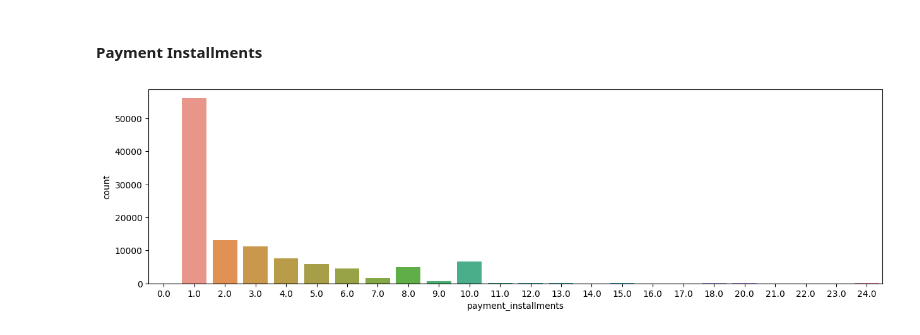
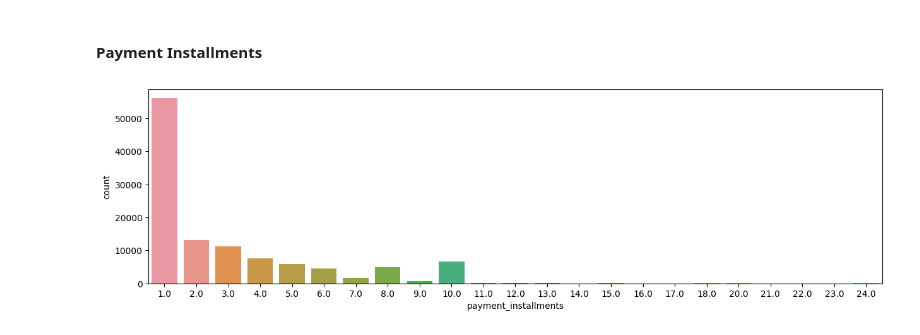
Before and after one commit to aridiawan/ecommerce-analysis, a Jupyter notebook: notebooks/1.0.2-data-preparation.ipynb, the cells around one changed output. Cells and saved outputs as stored; diff of their text form; code cells hidden in the pictures.

Commit message:
add master_data.csv

```diff
--- a/notebooks/1.0.2-data-preparation.ipynb
+++ b/notebooks/1.0.2-data-preparation.ipynb
@@ -77,3 +77,6 @@ number of rows: 112650
 | 4 | shipping_limit_date | datetime64[ns] | 93318 | 0 | 0.0 | 2016-09-19 00:15:34 | 2020-04-09 22:35:08 |
 | 5 | price | float64 | 5968 | 0 | 0.0 | 0.85 | 6735.0 |
 | 6 | freight_value | float64 | 6999 | 0 | 0.0 | 0.0 | 409.68 |
+# %%
+order_items.sort_values(by=["order_id", "order_item_id"], inplace=True, ignore_index=True)
+order_items
@@ -413,4 +426,5 @@ master_data.shape
 # master_data = master_data.merge(sellers, on="seller_id", how="left")
 # master_data.shape
 # %%
-master_data.sort_values(by="order_purchase_timestamp", inplace=True)
+master_data.sort_values(by=["order_purchase_timestamp", "order_id", "order_item_id", "payment_sequential"], inplace=True, ignore_index=True)
+master_data.head(20)
@@ -506 +543,4 @@ master_data[master_data["customer_zip_code_prefix"].isin(zip_code_missing)]
 317 rows × 25 columns
+# %%
+clean_data = master_data.dropna(ignore_index=True)
+skim(clean_data)
@@ -506,0 +611,3 @@ master_data[master_data["customer_zip_code_prefix"].isin(zip_code_missing)]
+# %%
+clean_data["payment_installments"].replace(0, 1, inplace=True)
+clean_data[clean_data["payment_installments"]==0]
@@ -683,6 +785,6 @@ sns.countplot(data=df_notna, x="payment_sequential");
 #### **Payment Installments**
 # %%
 plt.figure(figsize=(15,4))
-sns.countplot(data=df_notna, x="payment_installments");
+sns.countplot(data=clean_data, x="payment_installments");
 # %% [output]
-[figure, old version]
+[figure, new version]
```
Also changed, not shown: parts of 35 cells of this notebook.
